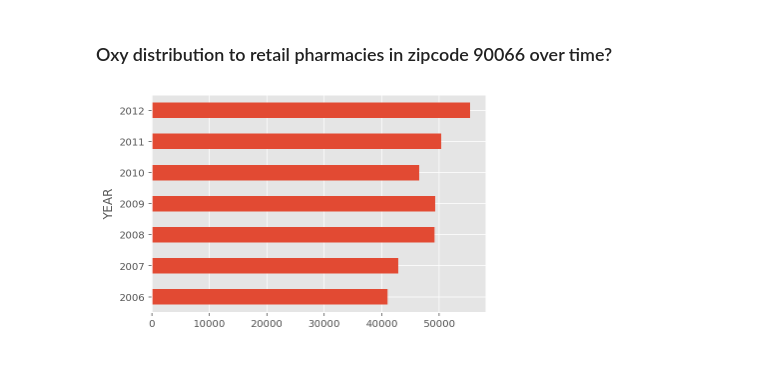
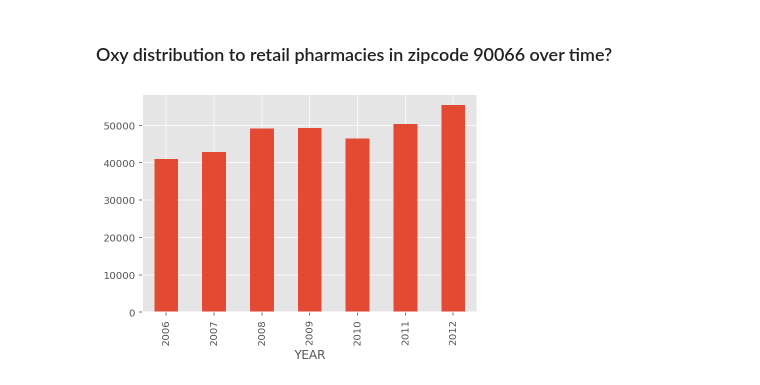
Before and after one commit to stiles/opioids, a Jupyter notebook: California Opioids.ipynb, the cells around one changed output. Drawn from its saved outputs; the diff is of its cells as text; code cells hidden in the pictures.

```diff
--- a/California Opioids.ipynb
+++ b/California Opioids.ipynb
@@ -303,0 +252,6 @@ mpl.style.use('seaborn-poster')
+# %%
+def doplot():
+    merged[(merged.county == 'SAN BERNARDINO')].groupby(['YEAR'])[('rate')].mean().plot.bar(y='YEAR')
+
+mpl.style.use('ggplot')
+doplot()
@@ -304,6 +262,6 @@ mpl.style.use('seaborn-poster')
 # %%
 def doplot():
-    pills['BUYER_ZIP'].value_counts()[:10].plot(kind='barh')
+    merged.groupby(['YEAR'])[('rate')].mean().plot.bar(y='YEAR')
 
 mpl.style.use('ggplot')
 doplot()
@@ -318,6 +269,0 @@ pills[pills.BUYER_COUNTY == 'LOS ANGELES'].groupby(['YEAR', 'DRUG_NAME'])[('DOSA
-# %%
-def doplot():
-    pills[(pills.DRUG_NAME == 'OXYCODONE')].groupby(['YEAR'])[('DOSAGE_UNIT')].sum().plot(kind='barh')
-
-mpl.style.use('ggplot')
-doplot()
@@ -353,9 +270,3 @@ pillscounties
-# %%
-def doplot():
-    pills[(pills.BUYER_ZIP == '90066') & (pills.DRUG_NAME == 'OXYCODONE') & (pills.BUYER_BUS_ACT == 'RETAIL PHARMACY')].groupby(['YEAR'])[('DOSAGE_UNIT')].sum().plot.barh(y='YEAR')
-
-mpl.style.use('ggplot')
-doplot()
 # %% [markdown]
 ### Who were the largest distributors in CA during the period?
 # %% [markdown]
@@ -368,11 +279,11 @@ doplot()
 ### Oxy distribution to retail pharmacies in zipcode 90066 over time?
 # %%
 def doplot():
-    pills[(pills.BUYER_ZIP == '90066') & (pills.DRUG_NAME == 'OXYCODONE') & (pills.BUYER_BUS_ACT == 'RETAIL PHARMACY')].groupby(['YEAR'])[('DOSAGE_UNIT')].sum().plot.barh(y='YEAR')
+    pills[(pills.BUYER_ZIP == '90066') & (pills.DRUG_NAME == 'OXYCODONE') & (pills.BUYER_BUS_ACT == 'RETAIL PHARMACY')].groupby(['YEAR'])[('DOSAGE_UNIT')].sum().plot.bar(y='YEAR')
 
 mpl.style.use('ggplot')
 doplot()
 # %% [output]
-[figure, old version]
+[figure, new version]
 # %%
 map = geopandas.read_file('/Users/mhustiles/Desktop/data/GIS/ca-counties.geojson')
```
Also changed, not shown: parts of 57 cells of this notebook.
